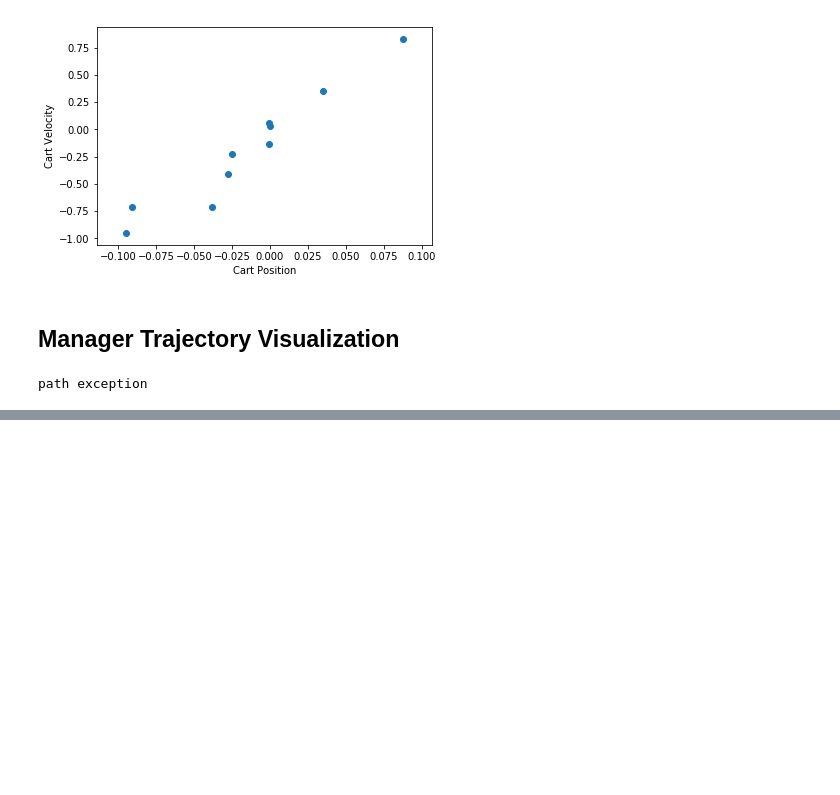
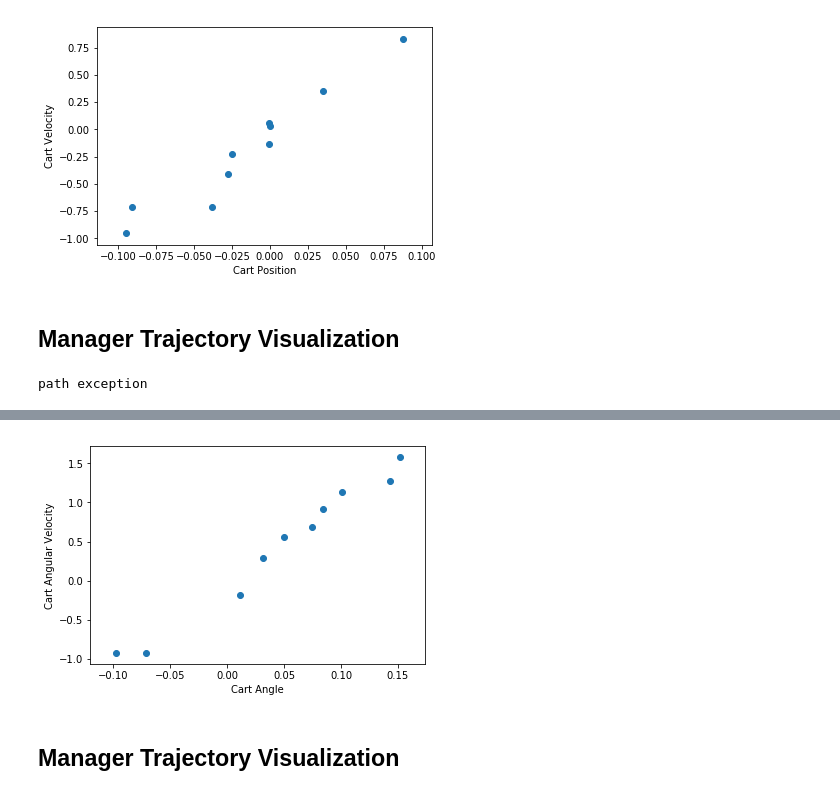
Before and after one commit to johnlime/hierarchical_som, a Jupyter notebook: demo/Visualization.ipynb, the cells around one changed output, grey strips where cells are left out. Drawn from its saved outputs; the diff is of its cells as text; code cells hidden in the pictures; blank space fills up the shorter version.

Commit message:
manager_som_v2 created and tested

```diff
--- a/demo/Visualization.ipynb
+++ b/demo/Visualization.ipynb
@@ -50,0 +64,11 @@ tensor([[ 0.0000,  0.0000, -0.0050,  0.0011,  0.0010,  0.0012, -0.0048,  0.0040,
+# %%
+filehandler = open("../data/som_ang.obj", 'rb')
+ang_model = pickle.load(filehandler)
+plt.scatter(ang_model.w[:, 0], ang_model.w[:, 1])
+plt.xlabel("Cart Angle")
+plt.ylabel("Cart Angular Velocity")
+plt.show()
+# %% [output]
+[figure, added]
+# %% [markdown]
+## Manager Trajectory Visualization
```
Also changed, not shown: parts of 5 cells of this notebook, 11 other files.
